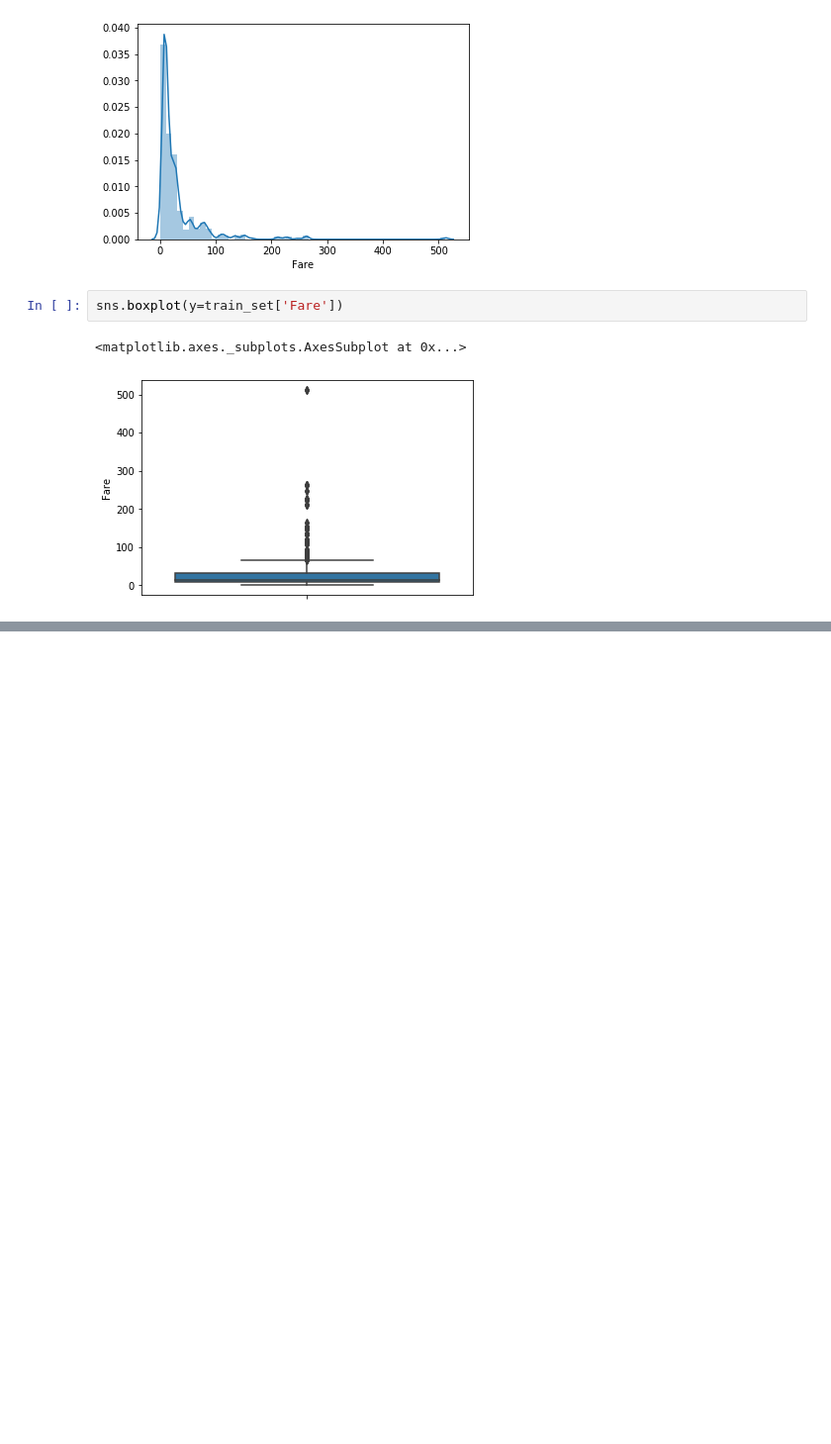
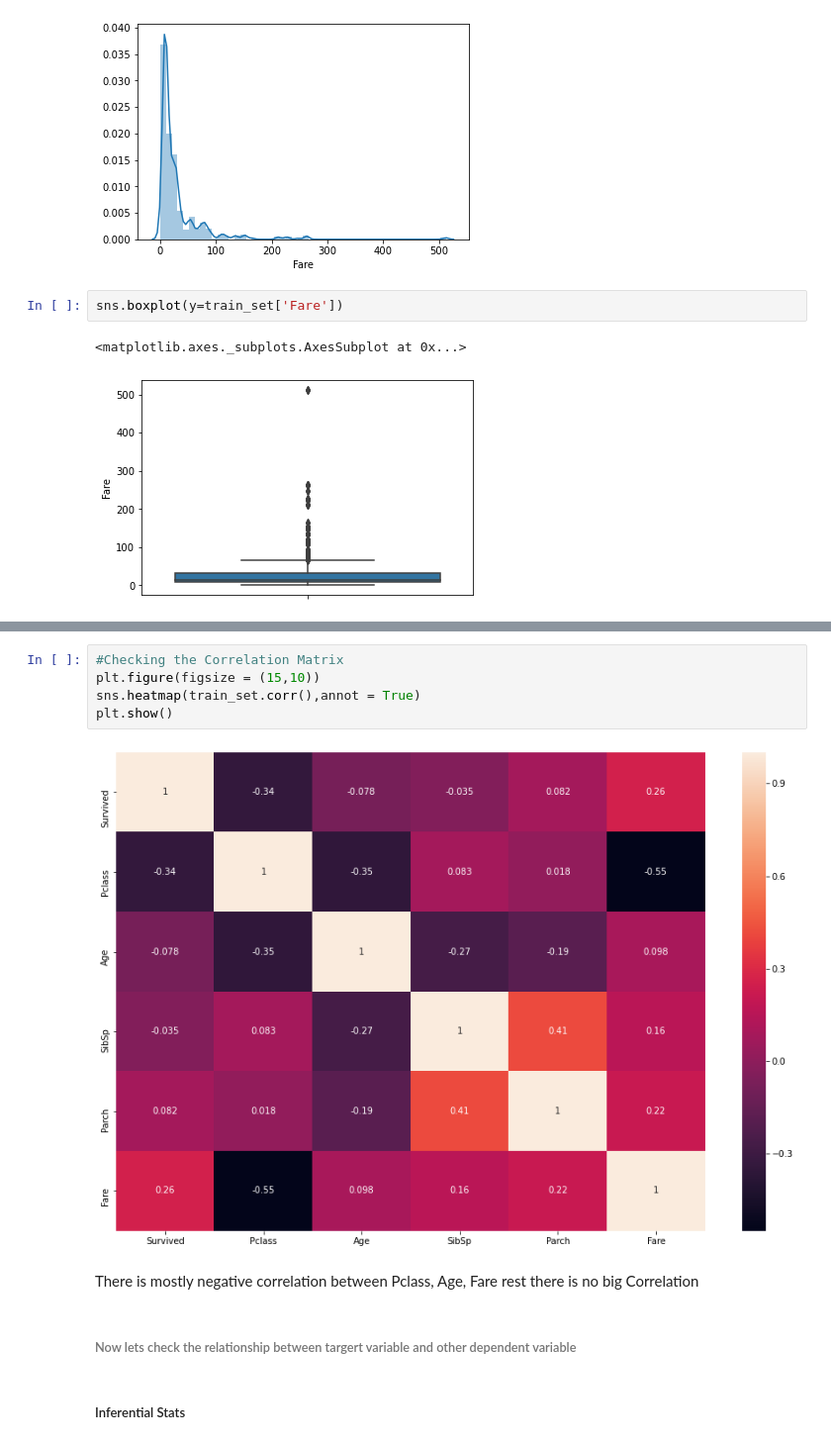
Before and after one commit to skpyahoo/TitanicDataSet_ML, a Jupyter notebook: Titanic_Model.ipynb, the cells around one changed output, grey strips where cells are left out. Shown: that part at 99% size. Cells and saved outputs as stored; diff of their text form; blank space fills up the shorter version.

```diff
--- a/Titanic_Model.ipynb
+++ b/Titanic_Model.ipynb
@@ -620,0 +657,13 @@ sns.boxplot(y=train_set['Fare'])
+# %%
+#Checking the Correlation Matrix
+plt.figure(figsize = (15,10))
+sns.heatmap(train_set.corr(),annot = True)
+plt.show()
+# %% [output]
+[figure, added]
+# %% [markdown]
+There is mostly negative correlation between Pclass, Age, Fare rest there is no big Correlation
+# %% [markdown]
+###### Now lets check the relationship between targert variable and other dependent variable
+# %% [markdown]
+##### Inferential Stats
```
Also changed, not shown: parts of 23 cells of this notebook.
